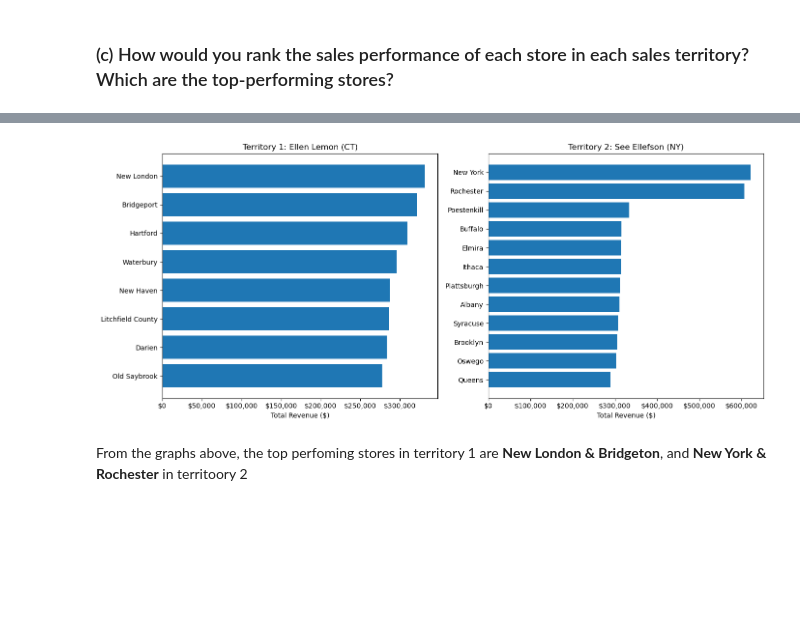
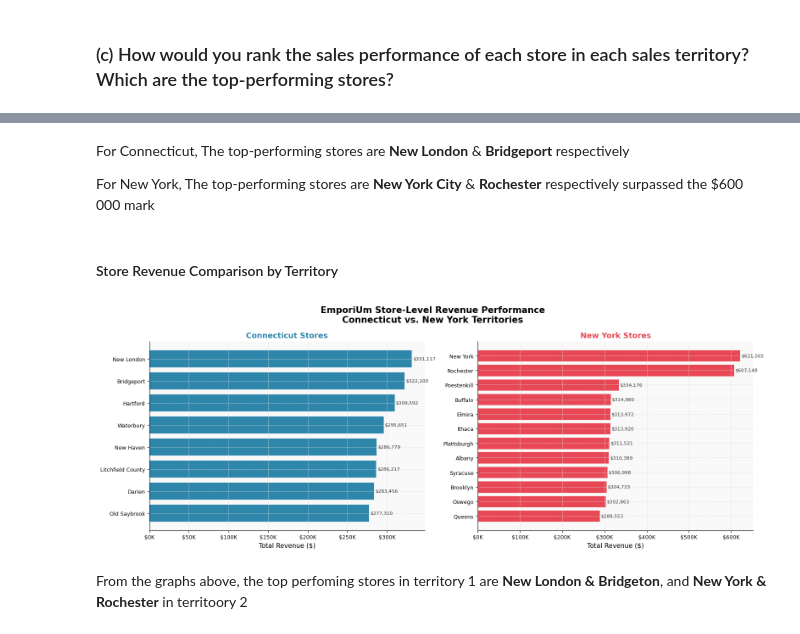
Before and after one commit to godknowstamukamutize-creator/Capstone_2, a Jupyter notebook: mutize_sales_analysis.ipynb, the cells around one changed output, grey strips where cells are left out. Saved outputs shown, nothing was run; the diff lists cells and outputs as text; code cells hidden in the pictures; blank space fills up the shorter version.

```diff
--- a/mutize_sales_analysis.ipynb
+++ b/mutize_sales_analysis.ipynb
@@ -225,12 +363,15 @@ t2_store_ids = t2['Store ID'].tolist()
+# %%
+t1_store_ids = ct_stores_df['Store ID'].tolist()
+t2_store_ids = ny_stores_df['Store ID'].tolist()
 # %% [markdown]
 ### (b) What is monthly total revenue for in-store sales in each territory?
 # %%
 # Converting transaction date to datetime and then filter out online sales (Store ID = 0 or NaN)
 
-store_sales['Transaction Date'] = pd.to_datetime(store_sales['Transaction Date'])
-store_sales['Month'] = store_sales['Transaction Date'].dt.to_period('M')
+sales_df['Transaction Date'] = pd.to_datetime(sales_df['Transaction Date'])
+sales_df['Month'] = sales_df['Transaction Date'].dt.to_period('M')
 
-instore = store_sales[store_sales['Store ID'].notna() & (store_sales['Store ID'] != 0)]
+instore = sales_df[sales_df['Store ID'].notna() & (sales_df['Store ID'] != 0)]
 # %%
 # Calculating monthly revenue for territory 1
 t1_sales = instore[instore['Store ID'].isin(t1_store_ids)]
@@ -355,19 +576,43 @@ Territory 2 Store Rankings:
+# %% [markdown]
+For Connecticut, The top-performing stores are **New London** & **Bridgeport** respectively
+
+For New York, The top-performing stores are **New York City** & **Rochester** respectively surpassed the $600 000 mark
+# %% [markdown]
+#### Store Revenue Comparison by Territory
 # %%
 # Horizontal bar chart of store revenue
 
-fig, axes = plt.subplots(1, 2, figsize=(14, 6))
-for ax, data, title in zip(axes,
-    [t1_by_store, t2_by_store],
-    ['Territory 1: Ellen Lemon (CT)', 'Territory 2: See Ellefson (NY)']):
-    ax.barh(data['Store Location'], data['Total Revenue'])
-    ax.set_title(title)
-    ax.set_xlabel('Total Revenue ($)')
-    ax.xaxis.set_major_formatter(mticker.FuncFormatter(lambda x, _: f'${x:,.0f}'))
-    ax.invert_yaxis()
+fig, (ax_ct, ax_ny) = plt.subplots(1, 2, figsize=(16, 6))
+fig.suptitle("EmporiUm Store-Level Revenue Performance\nConnecticut vs. New York Territories",
+             fontsize=15, fontweight="bold")
+
+# ── CT bar chart ──────────────────────────────────────────────────────────────
+ct_sorted = ct_perf.sort_values("total_revenue")
+bars_ct = ax_ct.barh(ct_sorted["Store Location"], ct_sorted["total_revenue"],
+                     color=CT_COLOR, edgecolor="white", linewidth=0.5)
+ax_ct.set_title("Connecticut Stores", fontsize=13, fontweight="bold", color=CT_COLOR)
+ax_ct.set_xlabel("Total Revenue ($)")
+ax_ct.xaxis.set_major_formatter(mticker.FuncFormatter(lambda x, _: f"${x/1000:.0f}K"))
+for bar, val in zip(bars_ct, ct_sorted["total_revenue"]):
+    ax_ct.text(bar.get_width() + 1500, bar.get_y() + bar.get_height()/2,
+               f"${val:,.0f}", va="center", ha="left", fontsize=8, color="#333")
+
+# ── NY bar chart ──────────────────────────────────────────────────────────────
+ny_sorted = ny_perf.sort_values("total_revenue")
+bars_ny = ax_ny.barh(ny_sorted["Store Location"], ny_sorted["total_revenue"],
+                     color=NY_COLOR, edgecolor="white", linewidth=0.5)
+ax_ny.set_title("New York Stores", fontsize=13, fontweight="bold", color=NY_COLOR)
+ax_ny.set_xlabel("Total Revenue ($)")
+ax_ny.xaxis.set_major_formatter(mticker.FuncFormatter(lambda x, _: f"${x/1000:.0f}K"))
+for bar, val in zip(bars_ny, ny_sorted["total_revenue"]):
+    ax_ny.text(bar.get_width() + 2500, bar.get_y() + bar.get_height()/2,
+               f"${val:,.0f}", va="center", ha="left", fontsize=8, color="#333")
+
 plt.tight_layout()
+plt.savefig("chart2_store_rankings.png", dpi=150, bbox_inches="tight")
 plt.show()
 # %% [output]
-[figure, old version]
+[figure, new version]
 # %% [markdown]
 From the graphs above, the top perfoming stores in territory 1 are **New London & Bridgeton**, and **New York & Rochester** in territoory 2
 # %% [markdown]
```
Also changed, not shown: parts of 43 cells of this notebook, 2 other files.
